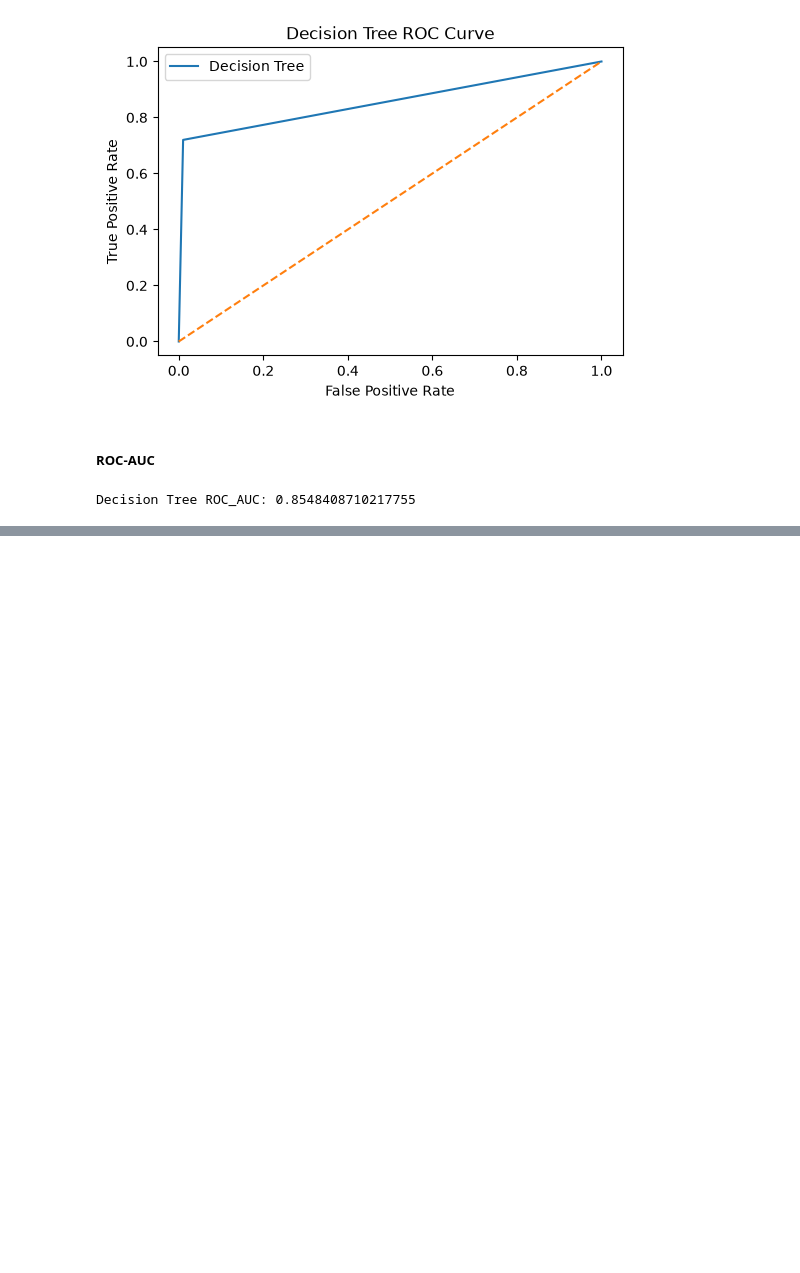
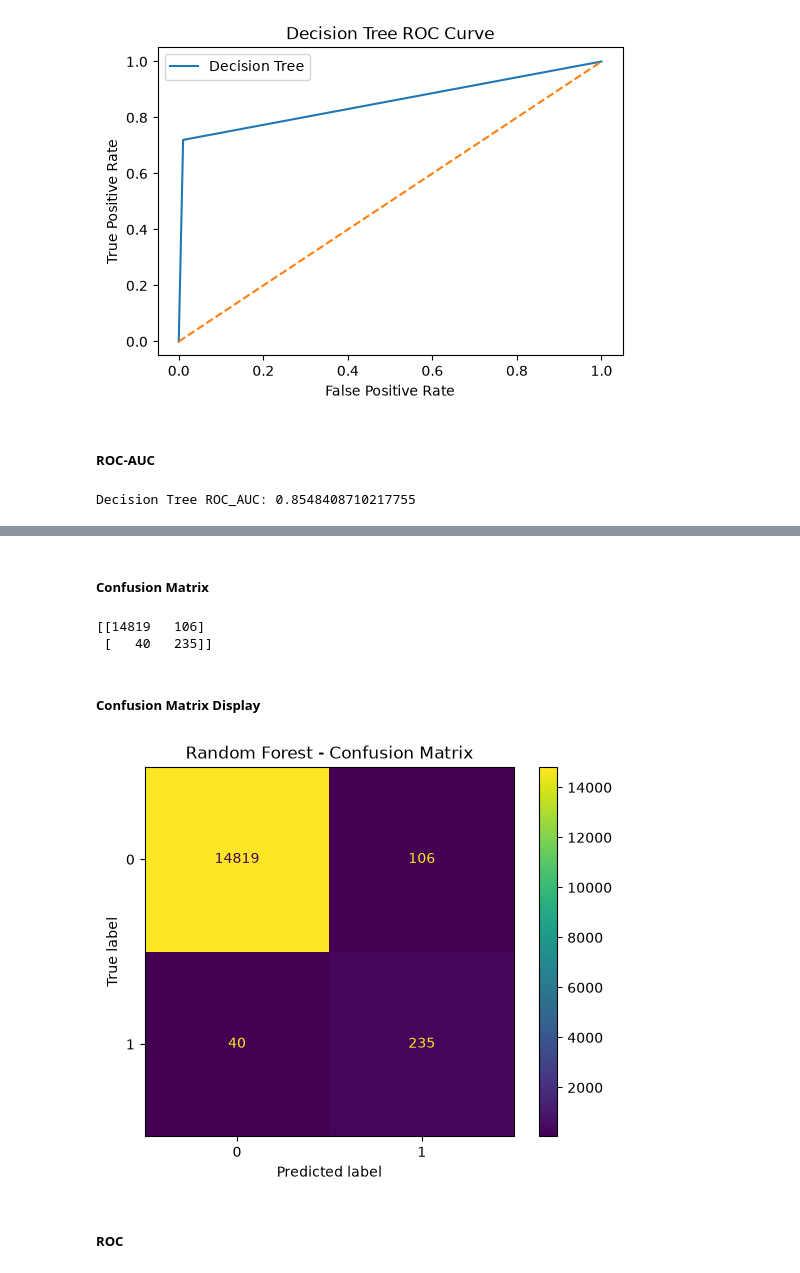
Before and after one commit to Rupesh-Mane/air-pressure-system-failure-prediction, a Jupyter notebook: notebooks/05_model_evaluation.ipynb, the cells around one changed output, grey strips where cells are left out. Drawn from its saved outputs; the diff is of its cells as text; code cells hidden in the pictures; blank space fills up the shorter version.

Commit message:
Random Forest Evaluation

```diff
--- a/notebooks/05_model_evaluation.ipynb
+++ b/notebooks/05_model_evaluation.ipynb
@@ -405,0 +408,2 @@ Decision Tree ROC_AUC: 0.8548408710217755
+# %%
+random_forest_predictions=random_forest_model.predict(x_test)
@@ -405,0 +451,24 @@ Decision Tree ROC_AUC: 0.8548408710217755
+# %% [markdown]
+##### Confusion Matrix
+# %%
+random_forest_cm = confusion_matrix(y_test,random_forest_predictions)
+print(random_forest_cm)
+# %% [output]
+[[14819   106]
+ [   40   235]]
+# %% [markdown]
+##### Confusion Matrix Display
+# %%
+cm = confusion_matrix(y_test, random_forest_predictions)
+
+disp = ConfusionMatrixDisplay(confusion_matrix=cm)
+
+disp.plot()
+
+plt.title("Random Forest - Confusion Matrix")
+
+plt.show()
+# %% [output]
+[figure, added]
+# %% [markdown]
+##### ROC
```
Also changed, not shown: parts of 16 cells of this notebook.
